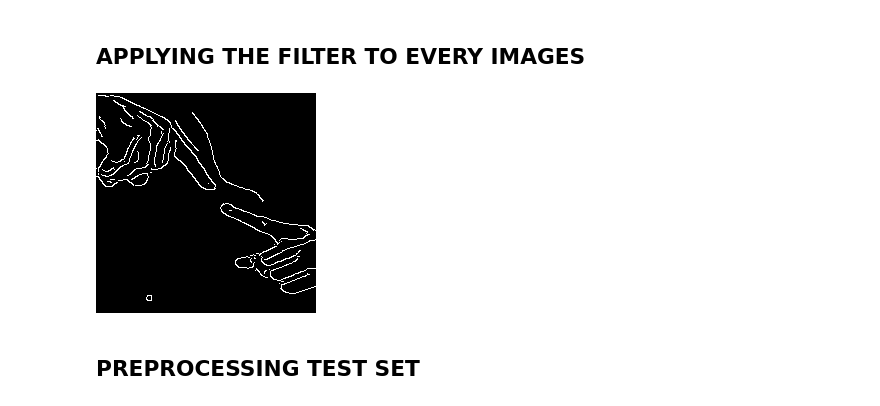
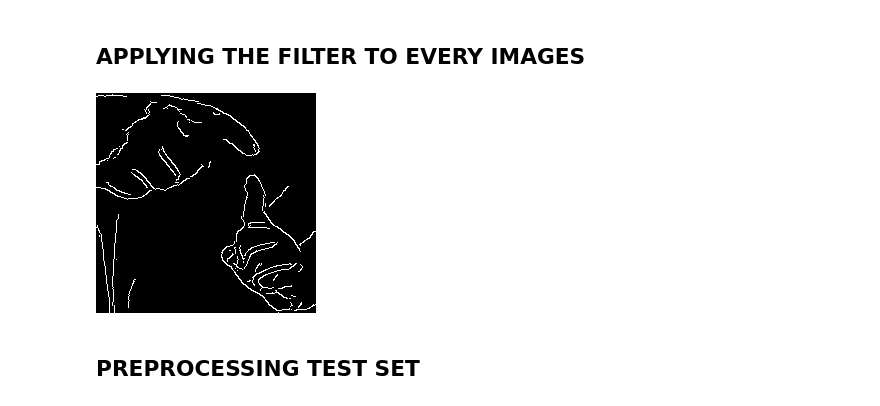
Before and after one commit to HariSkr11/indian-sign-language-detection, a Jupyter notebook: Model.ipynb, the cells around one changed output. Drawn from its saved outputs; the diff is of its cells as text; code cells hidden in the pictures.

```diff
--- a/Model.ipynb
+++ b/Model.ipynb
@@ -111,9 +111,9 @@ X_train_filtered = []
 for image in X_train:
   X_train_filtered.append(apply_canny_filter(image))
 # %%
-cv2_imshow(X_train_filtered[2500])
+cv2_imshow(X_train_filtered[1980])
 # %% [output]
-[figure, old version]
+[figure, new version]
 # %% [markdown]
 ## PREPROCESSING TEST SET
 # %%
```
Also changed, not shown: parts of 11 cells of this notebook.
